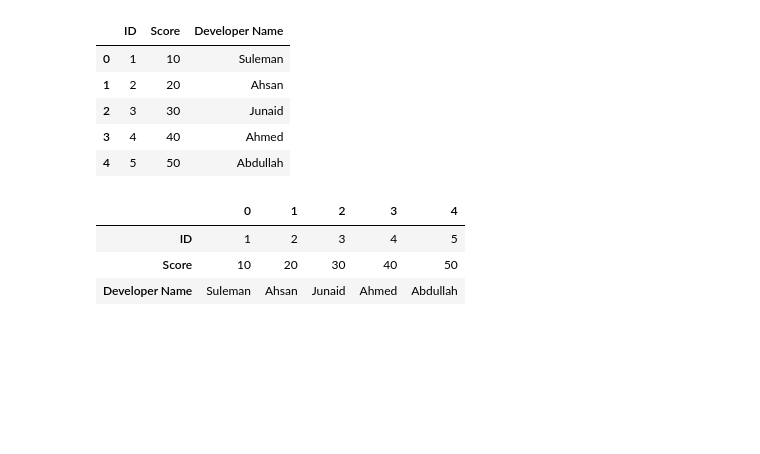
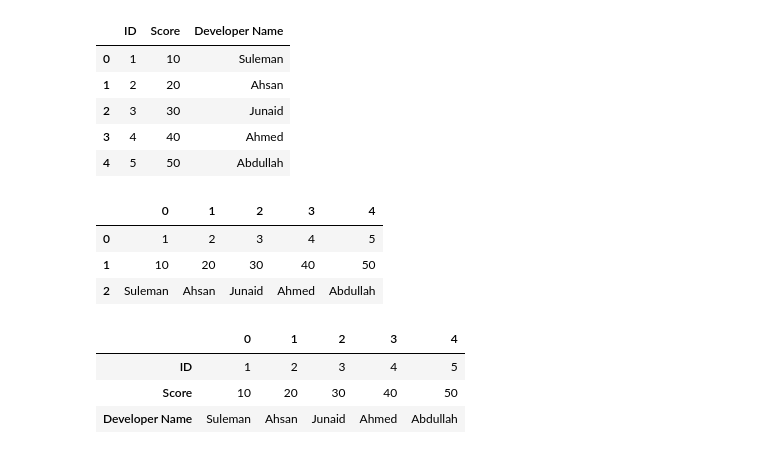
Before and after one commit to AhmedShaykh/NumPy-And-Pandas, a Jupyter notebook: pandas.ipynb, the cells around one changed output. Cells and saved outputs as stored; diff of their text form; code cells hidden in the pictures; blank space fills up the shorter version.

```diff
--- a/pandas.ipynb
+++ b/pandas.ipynb
@@ -161,6 +161,21 @@ df
 | 2 | 3 | 30 | Junaid |
 | 3 | 4 | 40 | Ahmed |
 | 4 | 5 | 50 | Abdullah |
+# %%
+s1 : pd.Series = pd.Series([1,2,3,4,5]);
+
+s2 : pd.Series = pd.Series([10,20,30,40,50]);
+
+s3 : pd.Series = pd.Series(["Suleman","Ahsan","Junaid","Ahmed","Abdullah"]);
+
+df : pd.DataFrame = pd.DataFrame([s1, s2, s3]);
+
+df
+# %% [output]
+|  | 0 | 1 | 2 | 3 | 4 |
+| 0 | 1 | 2 | 3 | 4 | 5 |
+| 1 | 10 | 20 | 30 | 40 | 50 |
+| 2 | Suleman | Ahsan | Junaid | Ahmed | Abdullah |
 # %%
 s1 : pd.Series = pd.Series([1,2,3,4,5], name="ID");
 
```
Also changed, not shown: parts of 9 cells of this notebook.
